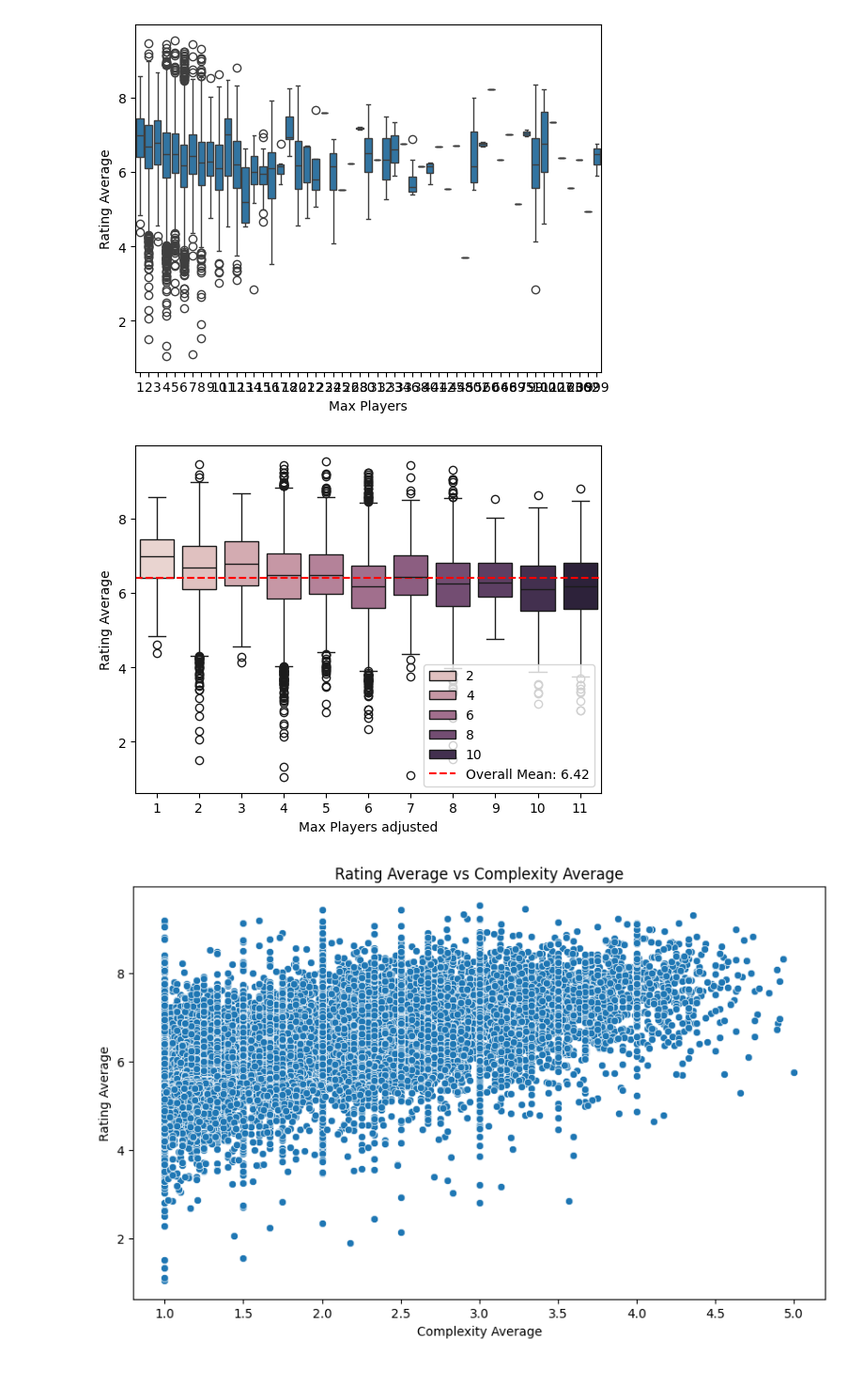
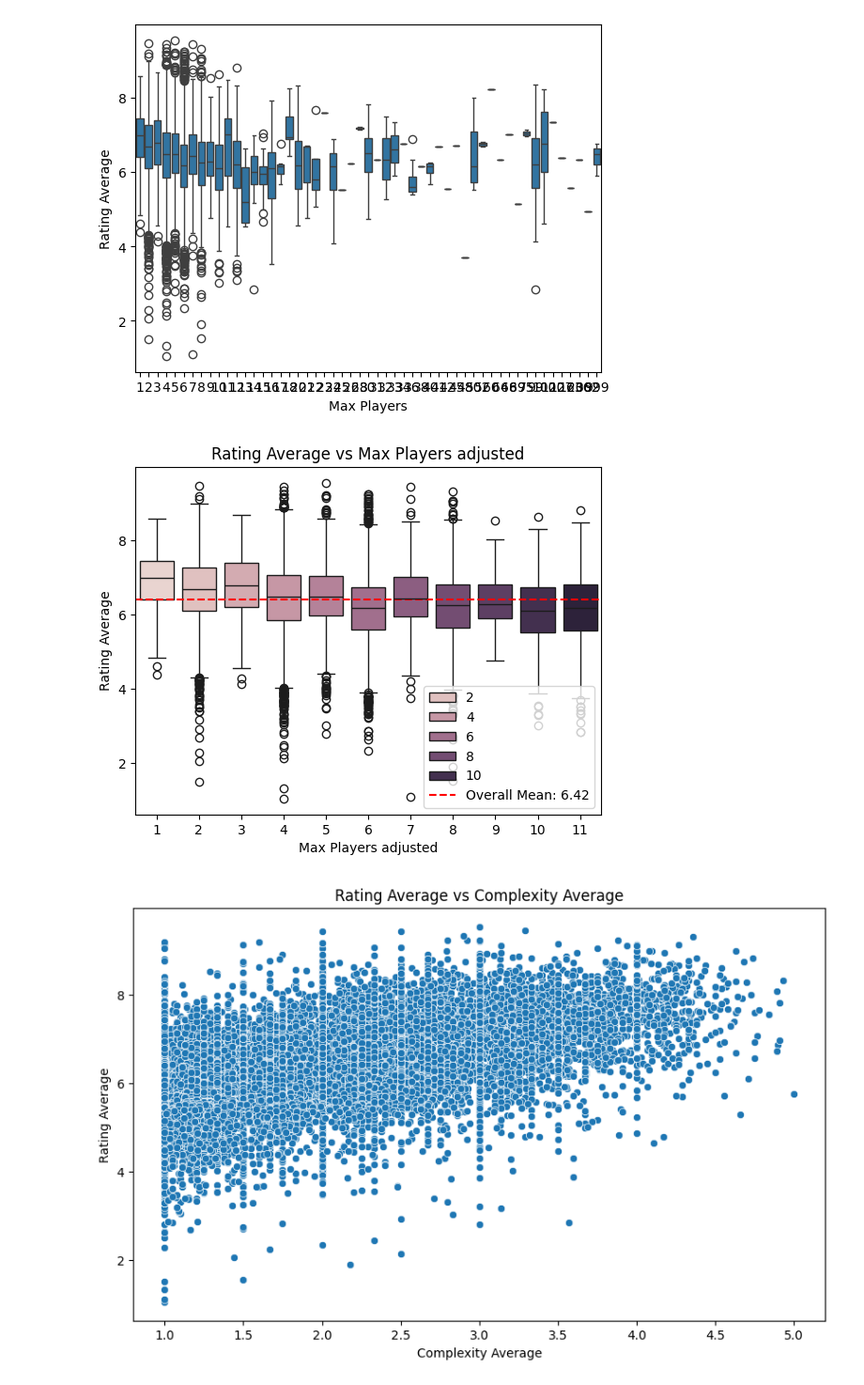
Before and after one commit to DovWong/EDA-PRoject, a Jupyter notebook: Start.ipynb, the cells around one changed output. Shown at 94% size. Drawn from its saved outputs; the diff is of its cells as text; code cells hidden in the pictures.

```diff
--- a/Start.ipynb
+++ b/Start.ipynb
@@ -678,12 +680,13 @@ sns.boxplot(x='Max Players', y='Rating Average', data=df2)
 # %%
 df2['Max Players adjusted'] = df2['Max Players'].apply(lambda x: 11 if x >= 11 else x)
 
 boxplot_max_rating = sns.boxplot(x='Max Players adjusted', y='Rating Average', hue = 'Max Players adjusted', data=df2)
 boxplot_max_rating.axhline(y = rating_mean, color = 'r', linestyle = '--', label = f'Overall Mean: {rating_mean:.2f}')
+boxplot_max_rating.set_title("Rating Average vs Max Players adjusted")
 plt.legend()
 plt.show()
 # %% [output]
-[figure, old version]
+[figure, new version]
 # %%
 plt.figure(figsize=(10, 6))
 sns.scatterplot(x='Complexity Average', y='Rating Average',  data=df2)
```
Also changed, not shown: parts of 15 cells of this notebook.
